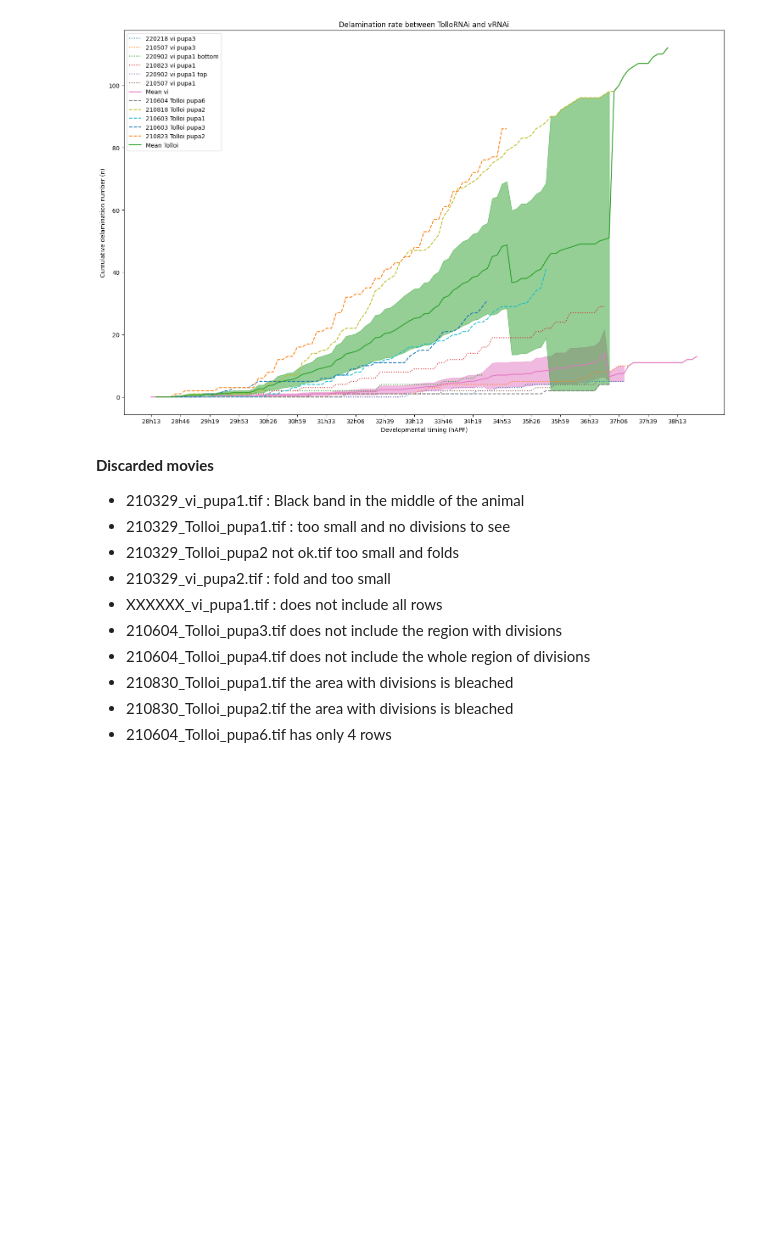
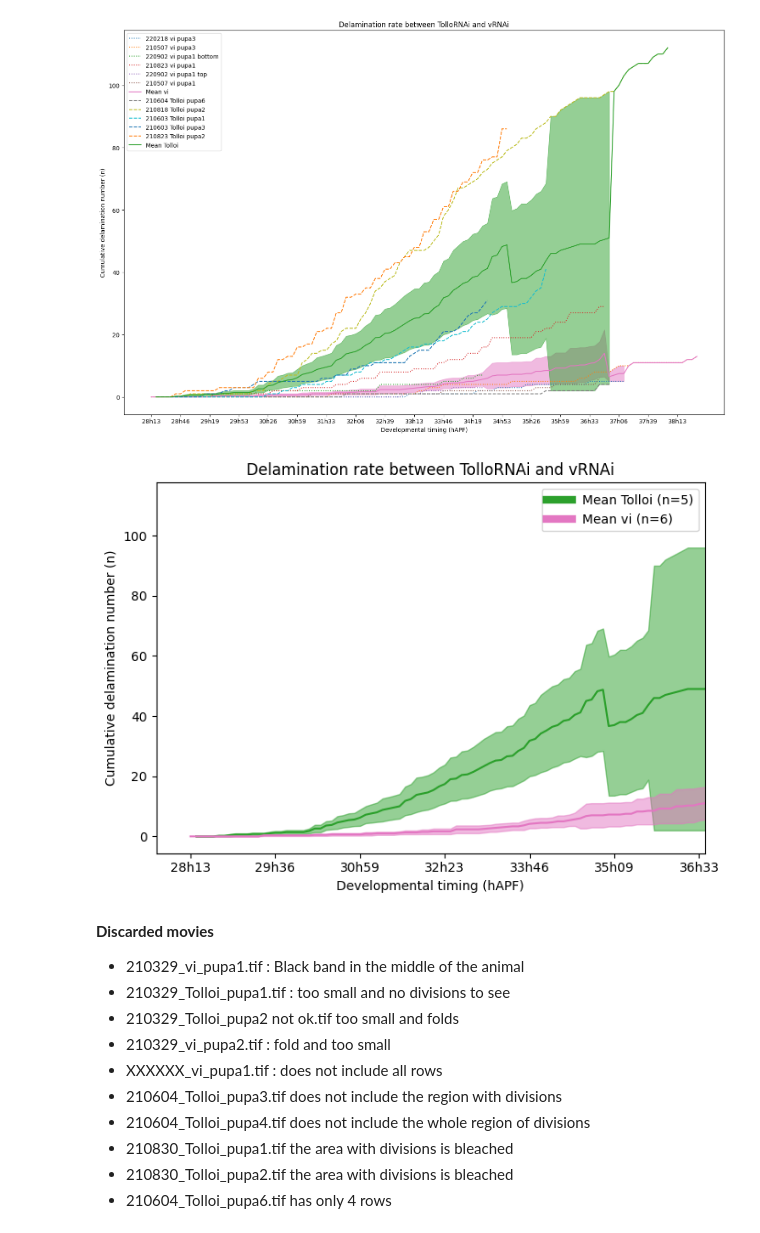
Before and after one commit to pochetnaia/delamination_analysis, a Jupyter notebook: notebooks/rescaling_timing_animals.ipynb, the cells around one changed output. Saved outputs shown, nothing was run; the diff lists cells and outputs as text; code cells hidden in the pictures; blank space fills up the shorter version.

```diff
--- a/notebooks/rescaling_timing_animals.ipynb
+++ b/notebooks/rescaling_timing_animals.ipynb
@@ -191,5 +191,56 @@ fig.savefig("../results/figures/delamination_rate_between_Tolloi_and_vRNAi.svg",
 # %% [output]
 [figure]
+# %%
+fig, ax = plt.subplots(figsize=(7,5))
+start_time = 1693
+
+max_xpoints = []
+max_nslice = 0
+
+
+
+for i in range(len(tolloi_names)):
+    if len(tolloi_timings[i]) > len(max_xpoints):
+        max_xpoints = tolloi_timings[i]
+
+    #ax.plot(tolloi_timings[i], tolloi_delamination_rates[i], linestyle = 'dashed', label = tolloi_names[i])
+
+ax.plot(tolloi_mean_timings, mean_tolloi_delamination_rate, label = f"Mean Tolloi (n={cropped_tolloi_delamination_rate.shape[0]})", color='#2ca02c')
+ax.fill_between(tolloi_mean_timings, mean_tolloi_delamination_rate-std_tolloi_delmination_rate, mean_tolloi_delamination_rate+std_tolloi_delmination_rate,
+    alpha=0.5, edgecolor='#2ca02c', facecolor='#2ca02c')
+
+
+for i in range(len(vi_names)):
+    if len(vi_timings[i]) > len(max_xpoints):
+        max_xpoints = vi_timings[i]
+
+    #ax.plot(vi_timings[i], vi_delamination_rates[i], linestyle = 'dotted', label = vi_names[i])
+
+ax.plot(vi_mean_timings, mean_vi_delamination_rate, label = f"Mean vi (n={cropped_vi_delamination_rate.shape[0]})", color='#e377c2')
+
+ax.fill_between(vi_mean_timings, mean_vi_delamination_rate-std_vi_delmination_rate, mean_vi_delamination_rate+std_vi_delmination_rate,
+    alpha=0.5, edgecolor='#e377c2', facecolor='#e377c2')
+
+ax.set_xticks(vi_mean_timings[::15], [convert_minutes_to_hour(i) for i in vi_mean_timings][::15])
+ax.set_xlabel("Developmental timing (hAPF)")
+ax.set_ylabel("Cumulative delamination number (n)")
+
+
+ax.set_title("Delamination rate between TolloRNAi and vRNAi")
+
+ax.set_xlim(1659.3888888888882, 2198.833333333346)
+leg = ax.legend()
+
+
+# change the line width for the legend
+for line in leg.get_lines():
+    line.set_linewidth(6.0)
+
+
+fig.tight_layout()
+fig.savefig("../results/figures/delamination_rate_between_Tolloi_and_vRNAi.png", dpi=300)
+# %% [output]
+[figure, added]
 # %% [markdown]
 **Discarded movies**
 
```
Also changed, not shown: parts of 3 cells of this notebook, 8 other files.
